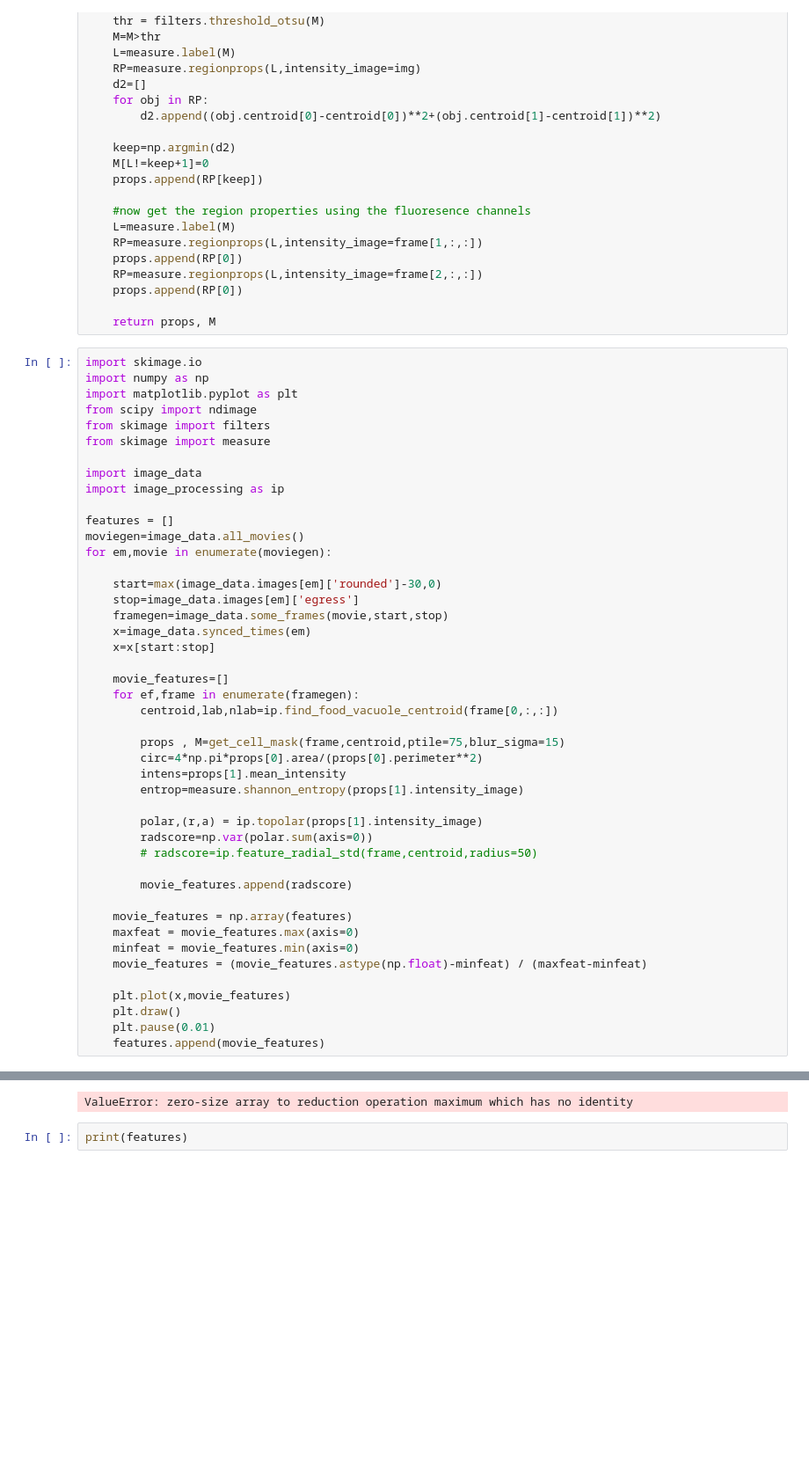
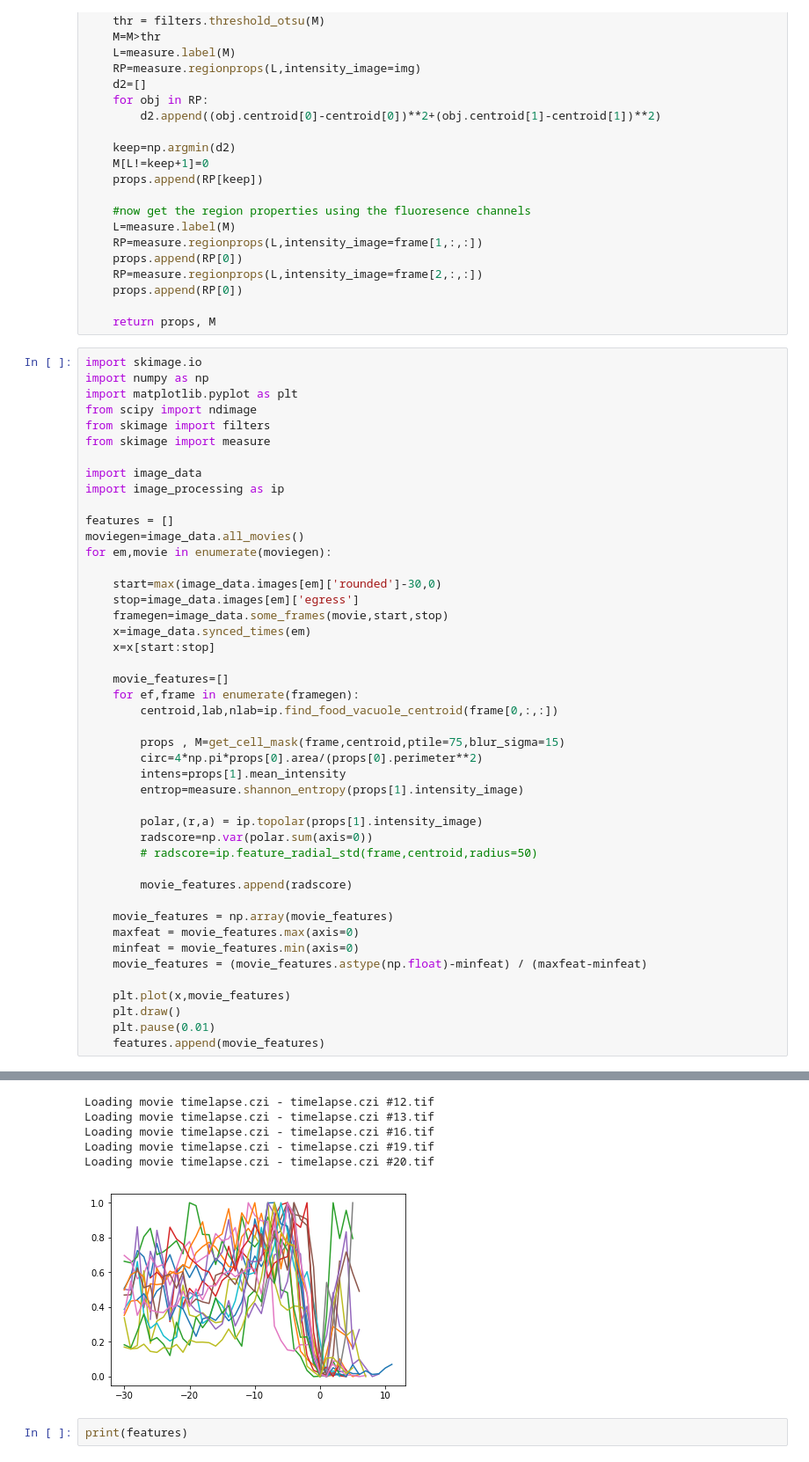
Before and after one commit to NCBI-Hackathons/Cells2Image, a Jupyter notebook: scratchLars-1.ipynb, the cells around one changed output, grey strips where cells are left out. Shown at 88% size. Saved outputs shown, nothing was run; the diff lists cells and outputs as text; blank space fills up the shorter version.

```diff
--- a/scratchLars-1.ipynb
+++ b/scratchLars-1.ipynb
@@ -375,7 +376,7 @@ for em,movie in enumerate(moviegen):
 
         movie_features.append(radscore)
 
-    movie_features = np.array(features)
+    movie_features = np.array(movie_features)
     maxfeat = movie_features.max(axis=0)
     minfeat = movie_features.min(axis=0)
     movie_features = (movie_features.astype(np.float)-minfeat) / (maxfeat-minfeat)
@@ -389,4 +409,9 @@ Loading movie recording1.czi - recording1.czi #03.tif
-ValueError: zero-size array to reduction operation maximum which has no identity
+Loading movie timelapse.czi - timelapse.czi #12.tif
+Loading movie timelapse.czi - timelapse.czi #13.tif
+Loading movie timelapse.czi - timelapse.czi #16.tif
+Loading movie timelapse.czi - timelapse.czi #19.tif
+Loading movie timelapse.czi - timelapse.czi #20.tif
+[figure, added]
 # %%
 print(features)
 # %% [output]
```
Also changed, not shown: parts of 2 cells of this notebook, 2 other files.
